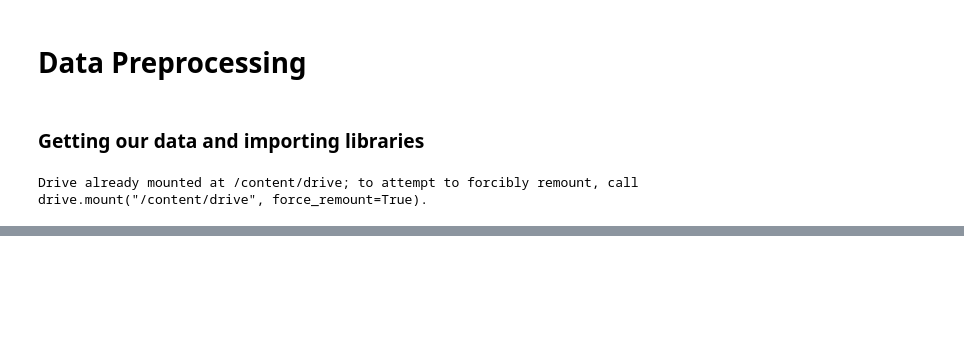
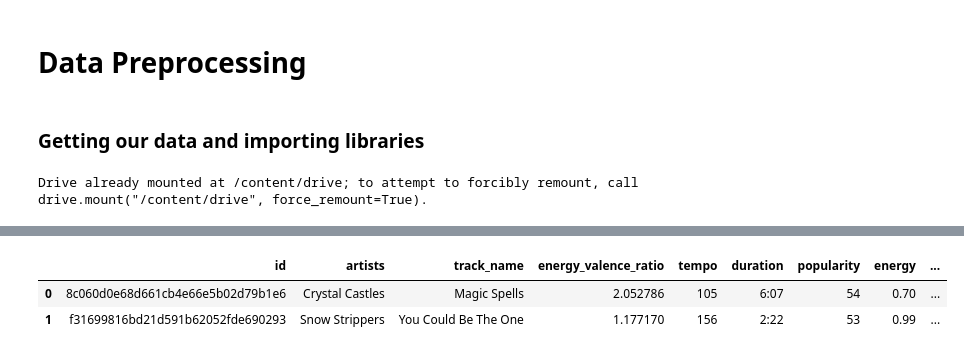
Before and after one commit to elijkon/Spark, a Jupyter notebook: SpotifyRec.ipynb, the cells around one changed output, grey strips where cells are left out. Cells and saved outputs as stored; diff of their text form; code cells hidden in the pictures; blank space fills up the shorter version.

```diff
--- a/SpotifyRec.ipynb
+++ b/SpotifyRec.ipynb
@@ -110,10 +87,17 @@ def cleanPersonalsongs(df: pd.DataFrame) -> pd.DataFrame:
     df.insert(1, 'artists', ['Crystal Castles', 'Snow Strippers'])
     df.insert(2, 'track_name', ['Magic Spells', 'You Could Be The One'])
 
-    df = df.rename(columns={'happiness : valence'})
+    df = df.rename(columns={'happiness' : 'valence'})
 
+    #Change the scale on my personal songs
     cols_to_divide = ['energy', 'danceability', 'valence', 'acousticness', 'instrumentalness', 'liveness', 'speechiness']
     for cols in cols_to_divide:
         df[cols] = df[cols] / 100
 
+    df['loudness'] = df['loudness'].str.replace(' dB', '')
+    df['loudness'] = df['loudness'].astype(float)
+
+    #Engineer feature high score means a lot of energy and not a lot of happiness
+    df.insert(3, 'energy_valence_ratio', df['energy'] / (df['valence'] + 0.001) )
+
     return df
@@ -122,5 +134,0 @@ def cleanPersonalsongs(df: pd.DataFrame) -> pd.DataFrame:
-# %%
-songDataset.head(5)
-personalDataset.insert(1, 'artists', ['Crystal Castles', 'Snow Strippers'])
-personalDataset.insert(2, 'track_name', ['Magic Spells', 'You Could Be The One'])
-features = ['tempo']
@@ -138,0 +135,7 @@ songDataset.info()
+# %%
+dfPersonal = cleanPersonalsongs(personalDataset)
+dfPersonal.head()
+# %% [output]
+|  | id | artists | track_name | energy_valence_ratio | tempo | duration | popularity | energy | ... |
+| 0 | 8c060d0e68d661cb4e66e5b02d79b1e6 | Crystal Castles | Magic Spells | 2.052786 | 105 | 6:07 | 54 | 0.70 | ... |
+| 1 | f31699816bd21d591b62052fde690293 | Snow Strippers | You Could Be The One | 1.177170 | 156 | 2:22 | 53 | 0.99 | ... |
```
Also changed, not shown: parts of 14 cells of this notebook.
